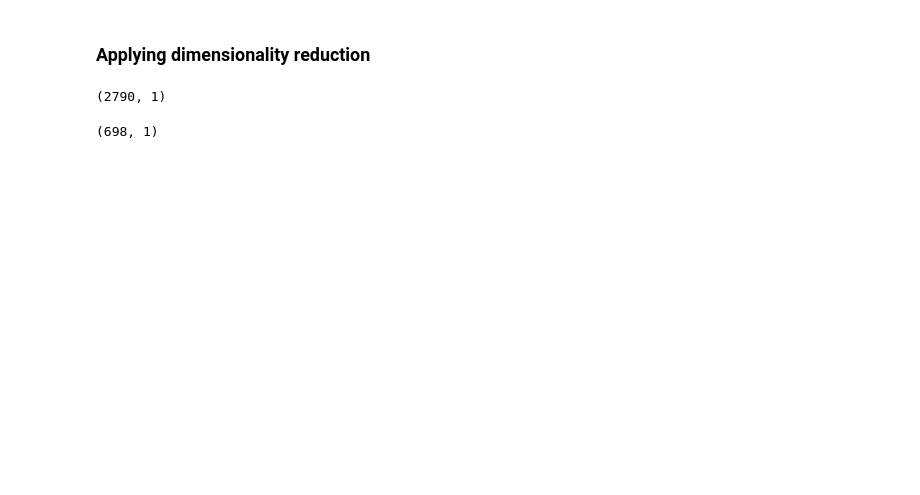
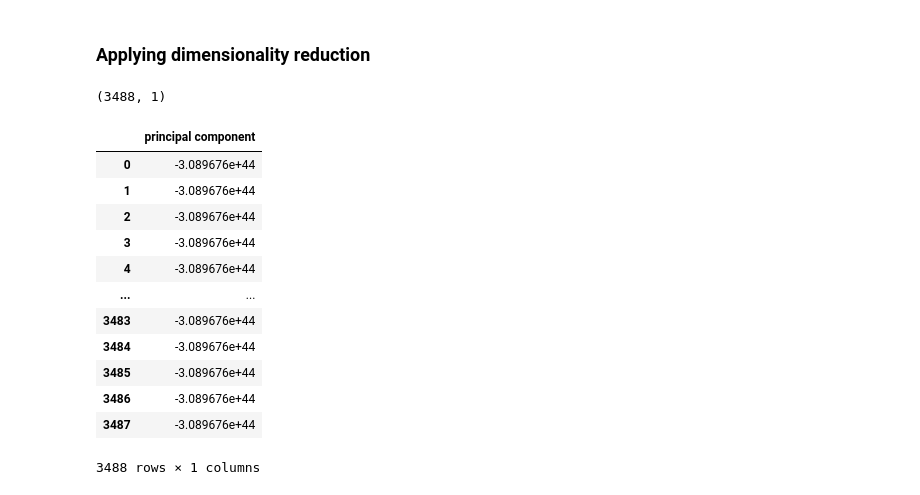
Before and after one commit to riya2509/Bitcoin-Price-Prediction, a Jupyter notebook: Data Selection and PCA.ipynb, the cells around one changed output. Saved outputs shown, nothing was run; the diff lists cells and outputs as text; code cells hidden in the pictures; blank space fills up the shorter version.

```diff
--- a/Data Selection and PCA.ipynb
+++ b/Data Selection and PCA.ipynb
@@ -195,8 +168,27 @@ X_test=pca.transform(X_test)
-# %%
-X_train.shape
-# %% [output]
-(2790, 1)
-# %%
-X_test.shape
-# %% [output]
-(698, 1)
+# %%
+from sklearn.decomposition import PCA
+pca=PCA(n_components=0.95)
+principalComponents=pca.fit_transform(X)
+#X_test=pca.transform(X)
+# %%
+principalComponents.shape
+# %% [output]
+(3488, 1)
+# %%
+principalDf = pd.DataFrame(data = principalComponents, columns = ['principal component'])
+# %%
+principalDf
+# %% [output]
+|  | principal component |
+| 0 | -3.089676e+44 |
+| 1 | -3.089676e+44 |
+| 2 | -3.089676e+44 |
+| 3 | -3.089676e+44 |
+| 4 | -3.089676e+44 |
+| ... | ... |
+| 3483 | -3.089676e+44 |
+| 3484 | -3.089676e+44 |
+| 3485 | -3.089676e+44 |
+| 3486 | -3.089676e+44 |
+| 3487 | -3.089676e+44 |
+3488 rows × 1 columns
```
Also changed, not shown: parts of 9 cells of this notebook.
